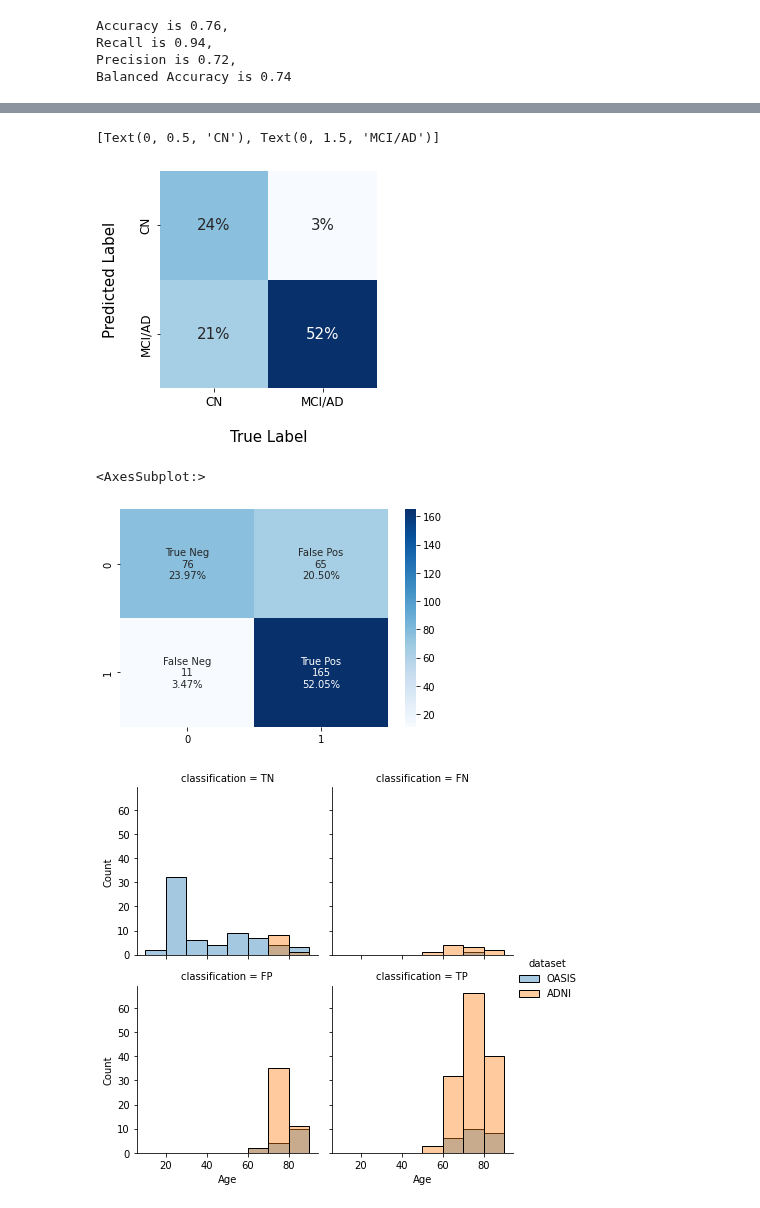
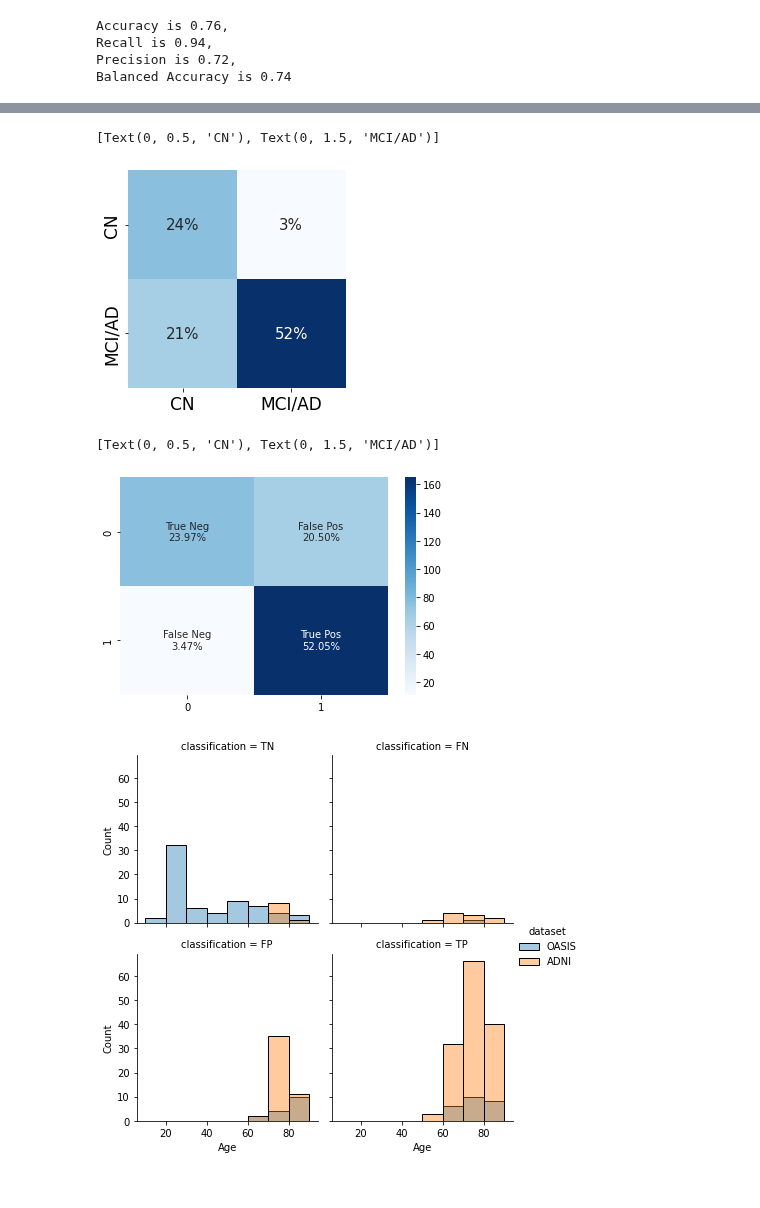
Before and after one commit to tamap94/ds-capstone-alzheimers-, a Jupyter notebook: modelling/error_analysis.ipynb, the cells around one changed output, grey strips where cells are left out. Saved outputs shown, nothing was run; the diff lists cells and outputs as text; code cells hidden in the pictures.

Commit message:
figures for presentation

```diff
--- a/modelling/error_analysis.ipynb
+++ b/modelling/error_analysis.ipynb
@@ -197,27 +242,31 @@ df_result["classification"] = df_result.apply(lambda row: classification(row), a
 # %%
+group_names = ["True Neg","False Pos","False Neg","True Pos"]
+labels = np.asarray(group_names).reshape(2,2)
 
 mat = confusion_matrix(df_result.y_test, df_result.prediction.round())
 ax = sns.heatmap(mat.T/317, square=True, annot=True, fmt='.0%', cbar=False, cmap="Blues", annot_kws={"size":15})
-plt.xlabel(' \nTrue Label', fontsize=15)
-plt.ylabel('Predicted Label\n ', fontsize=15)
-ax.set_xticklabels(["CN", "MCI/AD"], size=12)
-ax.set_yticklabels(["CN", "MCI/AD"], size=12)
+#plt.xlabel(' \nTrue Label', fontsize=15)
+#plt.ylabel('Predicted Label\n ', fontsize=15)
+ax.set_xticklabels(["CN", "MCI/AD"], size=17)
+ax.set_yticklabels(["CN", "MCI/AD"], size=17)
 # %% [output]
 [Text(0, 0.5, 'CN'), Text(0, 1.5, 'MCI/AD')]
-[figure, old version]
+[figure, new version]
 # %%
 group_names = ["True Neg","False Pos","False Neg","True Pos"]
 group_counts = ["{0:0.0f}".format(value) for value in
                 mat.flatten()]
 group_percentages = ["{0:.2%}".format(value) for value in
                      mat.flatten()/np.sum(mat)]
-labels = [f"{v1}\n{v2}\n{v3}" for v1, v2, v3 in
-          zip(group_names,group_counts,group_percentages)]
+labels = [f"{v1}\n{v2}" for v1, v2 in
+          zip(group_names,group_percentages)]
 labels = np.asarray(labels).reshape(2,2)
 sns.heatmap(mat, annot=labels, fmt="", cmap='Blues')
+ax.set_xticklabels(["CN", "MCI/AD"], size=12)
+ax.set_yticklabels(["CN", "MCI/AD"], size=12)
 # %% [output]
-<AxesSubplot:>
+[Text(0, 0.5, 'CN'), Text(0, 1.5, 'MCI/AD')]
-[figure, old version]
+[figure, new version]
 # %%
 plot= sns.FacetGrid(data=df_result, col="classification", col_wrap=2, col_order=["TN", "FN", "FP", "TP"], hue="dataset", legend_out=True)
 plot.map_dataframe(sns.histplot, x="Age", binrange=(10,90), binwidth=10, alpha=0.4)
```
Also changed, not shown: parts of 7 cells of this notebook, 4 other files.
